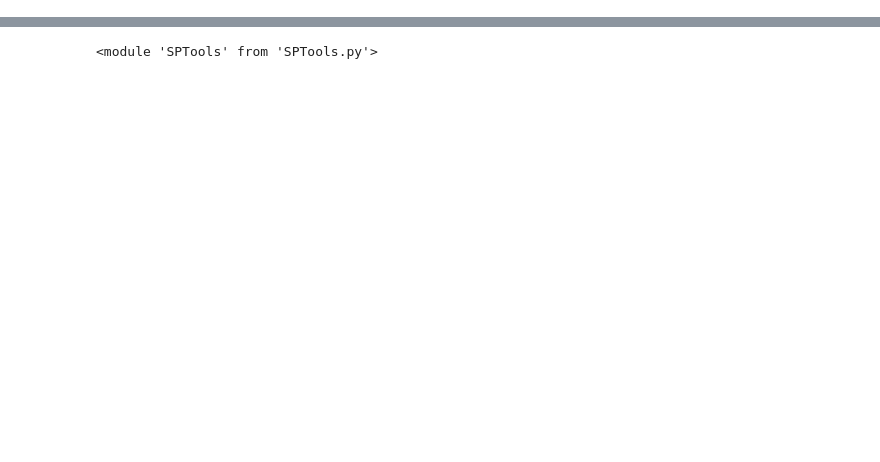
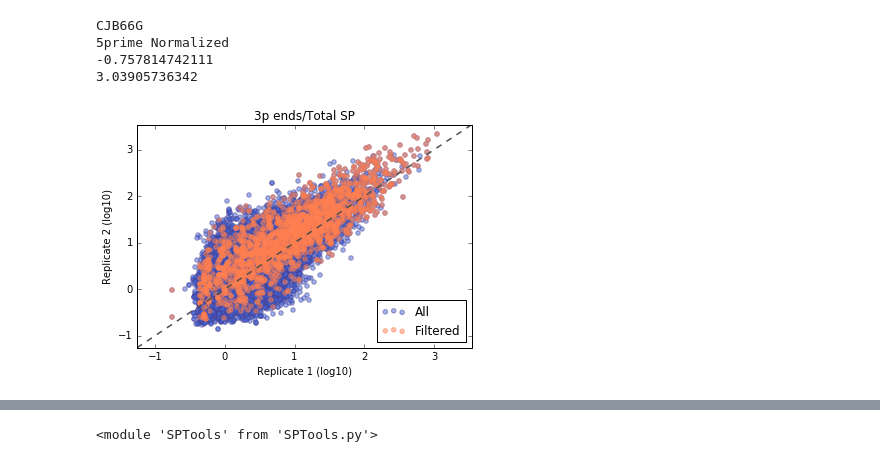
Before and after one commit to jeburke/RNA-is-awesome, a Jupyter notebook: SP_ANALYSIS/151228JEB004_analysis.ipynb, the cells around one changed output, grey strips where cells are left out. Saved outputs shown, nothing was run; the diff lists cells and outputs as text; code cells hidden in the pictures; blank space fills up the shorter version.

```diff
--- a/SP_ANALYSIS/151228JEB004_analysis.ipynb
+++ b/SP_ANALYSIS/151228JEB004_analysis.ipynb
@@ -98,0 +121,8 @@ Control value 3 = 4.96
+# %%
+SPTools.scatter_plot2(("CJB66G","5prime Normalized"),("CJB67G","5prime Normalized"),splice_site_vs_total, splice_site_vs_total500)
+# %% [output]
+CJB66G
+5prime Normalized
+-0.757814742111
+3.03905736342
+[figure, added]
```
Also changed, not shown: parts of 19 cells of this notebook, 2 other files.
